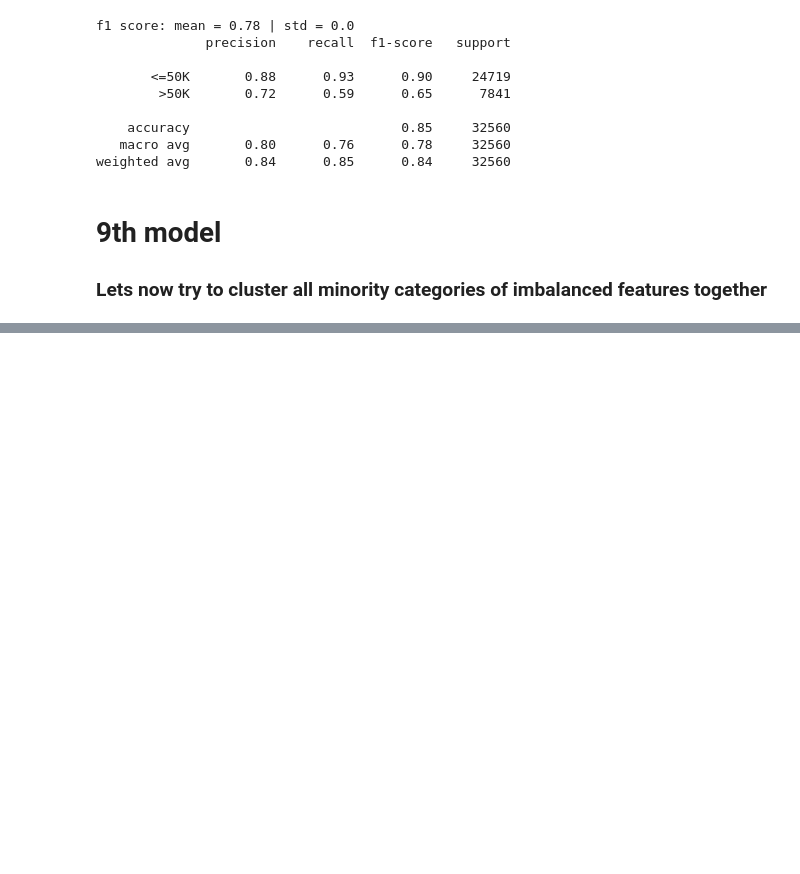
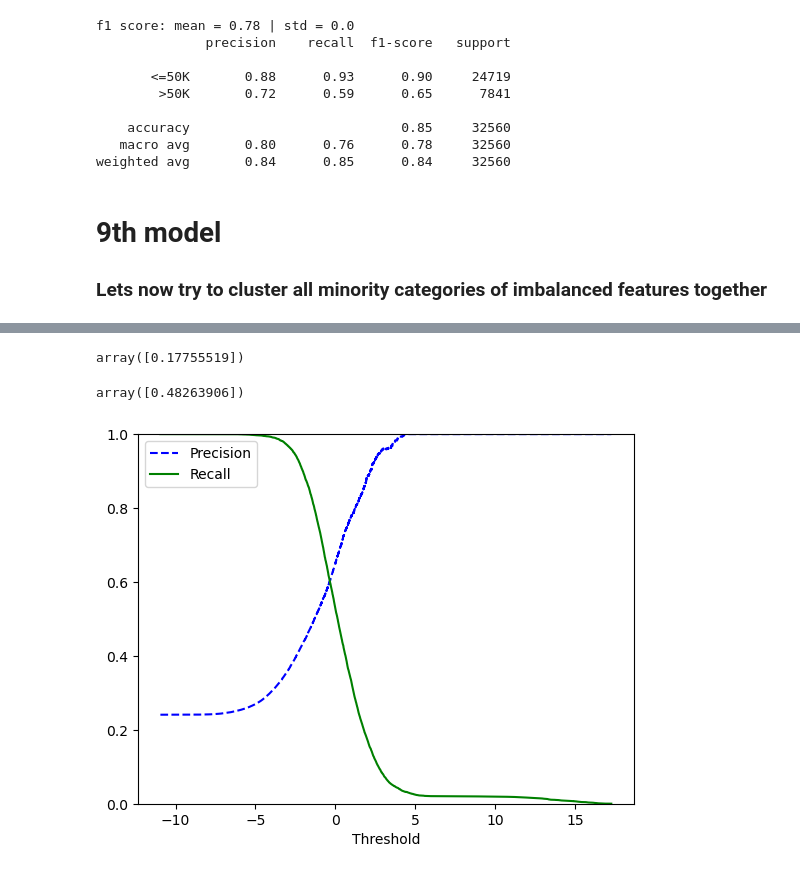
Before and after one commit to nadiia-duiunova/Adults_pet_project, a Jupyter notebook: Logistic regression.ipynb, the cells around one changed output, grey strips where cells are left out. Cells and saved outputs as stored; diff of their text form; code cells hidden in the pictures; blank space fills up the shorter version.

Commit message:
Add comparison of performance of  SGD, Logistic Regression and Random Forest Classifier

```diff
--- a/Logistic regression.ipynb
+++ b/Logistic regression.ipynb
@@ -817,0 +835,3 @@ weighted avg       0.85      0.85      0.85     32560
+# %%
+sgd_clf = SGDClassifier(random_state=42)
+sgd_clf.fit(X_10, y_10)
@@ -817,0 +840,3 @@ weighted avg       0.85      0.85      0.85     32560
+# %%
+lg_clf = LogisticRegression(max_iter=500, random_state=42)
+lg_clf.fit(X_10, y_10)
@@ -817,0 +873,13 @@ weighted avg       0.85      0.85      0.85     32560
+# %%
+y_10_scores_sgd = sgd_clf.decision_function([X_10.iloc[90]])
+y_10_scores_sgd
+# %% [output]
+array([0.17755519])
+# %%
+y_10_scores_lg = lg_clf.decision_function([X_10.iloc[90]])
+y_10_scores_lg
+# %% [output]
+array([0.48263906])
+# %%
+y_10_scores_sgd = cross_val_predict(sgd_clf, X_10, y_10, cv=3, method="decision_function")
+precisions_sgd, recalls_sgd, thresholds_sgd = precision_recall_curve(y_10, y_10_scores_sgd)
@@ -817,0 +889,12 @@ weighted avg       0.85      0.85      0.85     32560
+# %%
+def plot_precision_recall_vs_threshold(precisions, recalls, thresholds):
+    plt.plot(thresholds, precisions[:-1], "b--", label="Precision")
+    plt.plot(thresholds, recalls[:-1], "g-", label="Recall")
+    plt.xlabel("Threshold")
+    plt.legend(loc="upper left")
+    plt.ylim([0, 1])
+# %%
+plot_precision_recall_vs_threshold(precisions_sgd, recalls_sgd, thresholds_sgd)
+plt.show()
+# %% [output]
+[figure, added]
```
Also changed, not shown: parts of 31 cells of this notebook.
